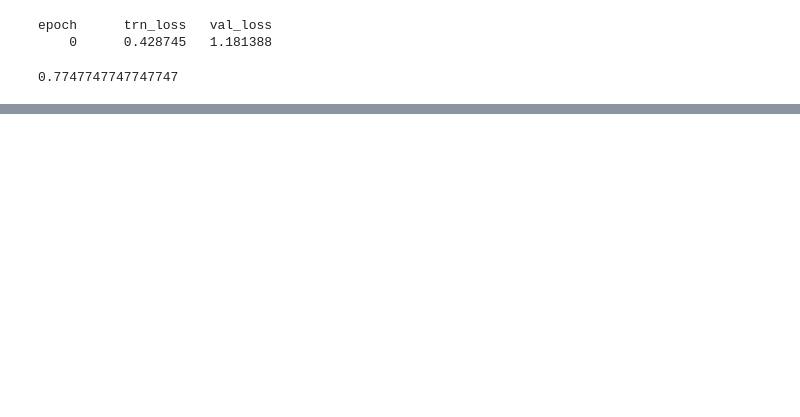
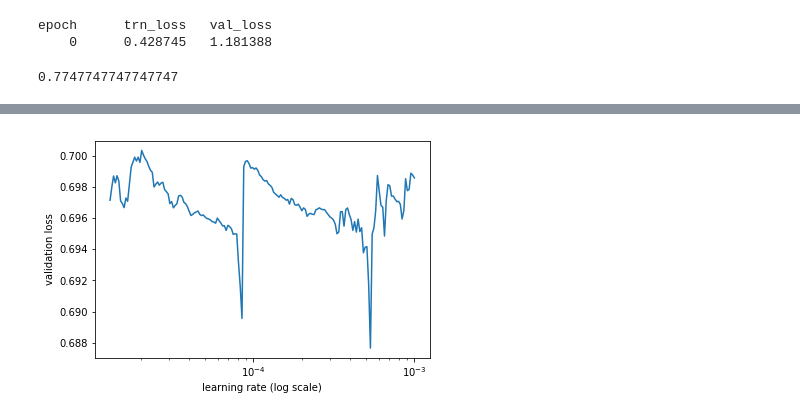
Before and after one commit to macsermkiat/PPMI, a Jupyter notebook: 2D,3D_MRI_Classify_PD.ipynb, the cells around one changed output, grey strips where cells are left out. Saved outputs shown, nothing was run; the diff lists cells and outputs as text; code cells hidden in the pictures; blank space fills up the shorter version.

```diff
--- a/3D_MRI_Classify_PD.ipynb
+++ b/2D,3D_MRI_Classify_PD.ipynb
@@ -1104,0 +939,3 @@ vallog
+# %%
+bs=4; sz=180
+#f_model = resnet34
@@ -1104,0 +990,8 @@ vallog
+# %%
+data = ModelMetaData.from_arrays('.', trn=(image_array_train,param_train,y_train)
+                                 ,val=(image_array_val,param_val,y_val)
+                                ,test=(image_array_test,param_test,y_test))
+# %%
+learner = data.get_learner()
+# %%
+learner.load('3D_MRI_classifyPD_with_upsamp')
@@ -1104,0 +1002,4 @@ vallog
+# %%
+learner.sched.plot()
+# %% [output]
+[figure, added]
```
Also changed, not shown: parts of 63 cells of this notebook, 1 other file.
